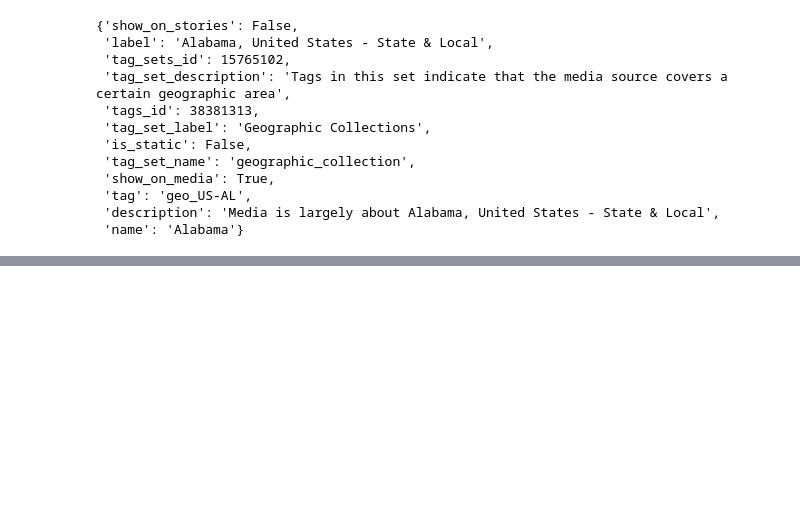
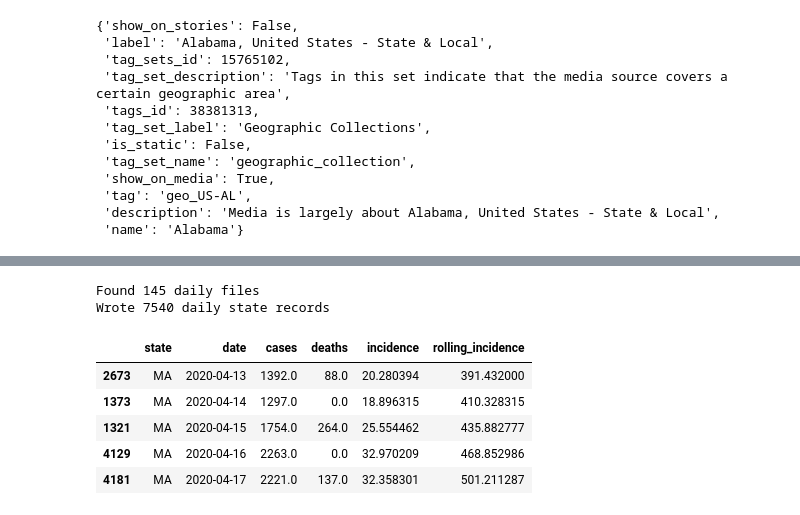
Before and after one commit to dataculturegroup/US-Coronavirus-State-Media-Coverage, a Jupyter notebook: corona-by-state.ipynb, the cells around one changed output, grey strips where cells are left out. Saved outputs shown, nothing was run; the diff lists cells and outputs as text; code cells hidden in the pictures; blank space fills up the shorter version.

```diff
--- a/corona-by-state.ipynb
+++ b/corona-by-state.ipynb
@@ -171,0 +197,18 @@ len(us_state_collections)
+# %%
+# make a combined chart of all states
+# make a chart for each state
+media_plots_by_abbr = {}
+p = figure(plot_width=1400, plot_height=600, x_axis_type='datetime', title="Coronavirus Coverage by State", y_range=(0, 1))
+for s in us_state_collections:
+    state_abbr = s['tag'].split('-')[1]
+    df = media_state_df[state_abbr]
+    source = ColumnDataSource(df)
+    p.line(x='date', y='rolling_pct', line_width=1, source=source, line_color='teal')
+p.yaxis.formatter = NumeralTickFormatter(format='0 %')
+#p.xgrid.grid_line_color = None
+#p.ygrid.grid_line_color = None
+#p.axis.visible = False
+#p.outline_line_color = None
+#p.toolbar.logo = None
+#p.toolbar_location = None
+show(p)
@@ -228,0 +257,62 @@ show(grid)
+# %%
+.# aggregate the covid data by state so we can chart it
+import pathlib, dateparser
+state_data_path = os.path.join('tmp', 'COVID-19-master', 'csse_covid_19_data', 'csse_covid_19_daily_reports_us') # this folder has one CSV per day and one row per state
+state_csv_files = [os.path.join(state_data_path, f) for f in os.listdir(state_data_path) if f.endswith('.csv')]
+print("Found {} daily files".format(len(state_csv_files)))
+state_name2abbr = {t['name']:t['tag'][-2:] for t in us_state_collections}
+state_data = []
+for data_file in state_csv_files:
+    state_covid_df = pd.read_csv(data_file)
+    for index, row in state_covid_df.iterrows():
+        if row['Province_State'] in state_name2abbr:
+            item = {
+                'state': state_name2abbr[row['Province_State']],
+                'date': dateparser.parse(pathlib.PurePath(data_file).name[:-3]),
+                'cases': row['Confirmed'],
+                'deaths': row['Deaths'],
+                'incidence': row['Incident_Rate'],
+            }
+            state_data.append(item)
+# write combined CSV of state-level data by day
+with open(os.path.join('data','covid-by-state.csv'), 'w') as fd:
+    csv_writer = csv.DictWriter(fd, ['state', 'date', 'cases', 'deaths', 'incidence'])
+    csv_writer.writeheader()
+    csv_writer.writerows(state_data)
+print("Wrote {} daily state records".format(len(state_data)))
+# %% [output]
+Found 145 daily files
+Wrote 7540 daily state records
+# %%
+data_cols = ['cases', 'deaths', 'incidence']
+
+# cleanup and average a little
+jh_df = pd.read_csv(os.path.join('data','covid-by-state.csv'))
+jh_df['date'] = pd.to_datetime(jh_df['date'], format='%Y-%m-%d')
+valid_range = (jh_df['date'] > '02-01-2020') & (jh_df['date'] <= '09-01-2020')
+jh_df = jh_df.loc[valid_range]
+# apply a window to smooth out weekends and show more of a trend chart (ie. not as spikey)
+jh_df['cases'] = pd.to_numeric(jh_df['cases'])
+jh_df['deaths'] = pd.to_numeric(jh_df['deaths'])
+jh_df['incidence'] = pd.to_numeric(jh_df['incidence'])
+jh_df['rolling_incidence'] = jh_df.rolling(window=3)['incidence'].max()
+jh_df = jh_df.dropna()
+jh_df.head()
+
+# make a dataset for each state
+covid_state_df = {}
+for s in us_state_collections:
+    state_abbr = s['tag'].split('-')[1]
+    state_df = jh_df[jh_df['state'] == state_abbr]
+    state_df = state_df.sort_values(by='date')
+    state_df[data_cols] -= state_df[data_cols].shift(1).fillna(0)
+    state_df = state_df[1:]
+    covid_state_df[state_abbr] = state_df
+covid_state_df['MA'].head()
+# %% [output]
+|  | state | date | cases | deaths | incidence | rolling_incidence |
+| 2673 | MA | 2020-04-13 | 1392.0 | 88.0 | 20.280394 | 391.432000 |
+| 1373 | MA | 2020-04-14 | 1297.0 | 0.0 | 18.896315 | 410.328315 |
+| 1321 | MA | 2020-04-15 | 1754.0 | 264.0 | 25.554462 | 435.882777 |
+| 4129 | MA | 2020-04-16 | 2263.0 | 0.0 | 32.970209 | 468.852986 |
+| 4181 | MA | 2020-04-17 | 2221.0 | 137.0 | 32.358301 | 501.211287 |
```
Also changed, not shown: parts of 24 cells of this notebook, 57 other files.
